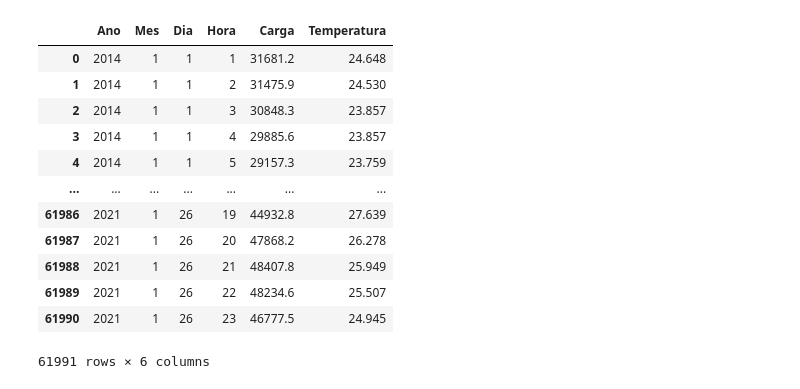
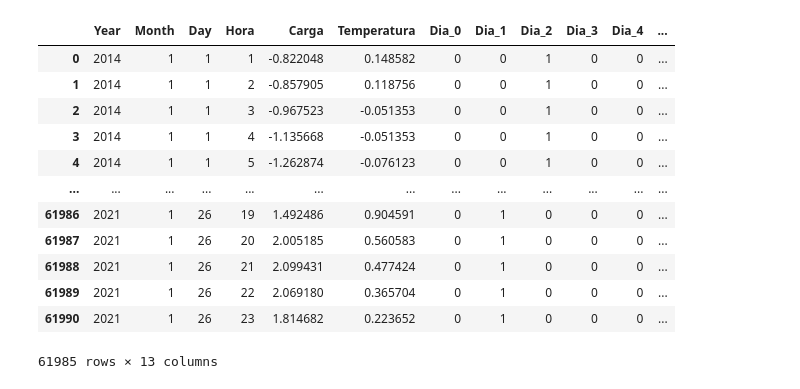
Before and after one commit to Abonvicine/ESTUDOS---Gerais, a Jupyter notebook: TG_Previsão_de_carga.ipynb, the cells around one changed output. Cells and saved outputs as stored; diff of their text form; code cells hidden in the pictures.

```diff
--- a/TG_Previsão_de_carga.ipynb
+++ b/TG_Previsão_de_carga.ipynb
@@ -36,21 +65,46 @@ baseDIR = "/content/drive/MyDrive/TG/DADOS SUDESTE"
 # %%
 historicoCarga = pd.read_csv(os.path.join(baseDIR,'SECO_2021-01-27_CARGAHIST.csv'),sep=";",decimal=",")
 historicoTemperatura = pd.read_csv(os.path.join(baseDIR,'SECO_2021-01-27_TEMPHIST.csv'),sep=";",decimal=",")
+# %%
+def basePreprocessing(carga,temperatura):
+    dataset = carga.merge(temperatura)
+    dataset = dataset.drop(["Min"], axis = 1 )
+    dataset = dataset.rename({'Ano': 'Year', 'Mes': 'Month',"Dia":"Day"}, axis=1)
+    dataset["Date"] = pd.to_datetime(dataset[["Year","Month","Day"]])
+    dataset["Weekday"] = dataset["Date"].dt.dayofweek
+
+    return dataset
+
+def baseNormalizer(dataset, normalizer, normalize_fit = True):
+
+    normalizadorCarga = normalizer
+    normalizadorTemp = normalizer
+
+    if normalize_fit:
+        dataset[["Carga"]] = normalizadorCarga.fit_transform(dataset[["Carga"]])
+        dataset[["Temperatura"]] = normalizadorTemp.fit_transform(dataset[["Temperatura"]])
+
+    dummies = pd.get_dummies(dataset["Weekday"],prefix="Dia")
+    dataset = dataset.join(dummies)
+    dataset = dataset.drop(["Date","Weekday"], axis = 1 )
+    dataset = dataset.dropna()
+
+    return dataset , normalizadorCarga, normalizadorTemp
 # %%
-historico = historicoCarga.merge(historicoTemperatura)
-historico = historico.drop(["Min"], axis = 1 )
+historico = basePreprocessing(historicoCarga,historicoTemperatura)
+historico, normalizadorCarga, normalizadorTemp = baseNormalizer(historico,StandardScaler())
 historico
 # %% [output]
-|  | Ano | Mes | Dia | Hora | Carga | Temperatura |
-| 0 | 2014 | 1 | 1 | 1 | 31681.2 | 24.648 |
-| 1 | 2014 | 1 | 1 | 2 | 31475.9 | 24.530 |
-| 2 | 2014 | 1 | 1 | 3 | 30848.3 | 23.857 |
-| 3 | 2014 | 1 | 1 | 4 | 29885.6 | 23.857 |
-| 4 | 2014 | 1 | 1 | 5 | 29157.3 | 23.759 |
-| ... | ... | ... | ... | ... | ... | ... |
-| 61986 | 2021 | 1 | 26 | 19 | 44932.8 | 27.639 |
-| 61987 | 2021 | 1 | 26 | 20 | 47868.2 | 26.278 |
-| 61988 | 2021 | 1 | 26 | 21 | 48407.8 | 25.949 |
-| 61989 | 2021 | 1 | 26 | 22 | 48234.6 | 25.507 |
-| 61990 | 2021 | 1 | 26 | 23 | 46777.5 | 24.945 |
+|  | Year | Month | Day | Hora | Carga | Temperatura | Dia_0 | Dia_1 | Dia_2 | Dia_3 | Dia_4 | ... |
+| 0 | 2014 | 1 | 1 | 1 | -0.822048 | 0.148582 | 0 | 0 | 1 | 0 | 0 | ... |
+| 1 | 2014 | 1 | 1 | 2 | -0.857905 | 0.118756 | 0 | 0 | 1 | 0 | 0 | ... |
+| 2 | 2014 | 1 | 1 | 3 | -0.967523 | -0.051353 | 0 | 0 | 1 | 0 | 0 | ... |
+| 3 | 2014 | 1 | 1 | 4 | -1.135668 | -0.051353 | 0 | 0 | 1 | 0 | 0 | ... |
+| 4 | 2014 | 1 | 1 | 5 | -1.262874 | -0.076123 | 0 | 0 | 1 | 0 | 0 | ... |
+| ... | ... | ... | ... | ... | ... | ... | ... | ... | ... | ... | ... | ... |
+| 61986 | 2021 | 1 | 26 | 19 | 1.492486 | 0.904591 | 0 | 1 | 0 | 0 | 0 | ... |
+| 61987 | 2021 | 1 | 26 | 20 | 2.005185 | 0.560583 | 0 | 1 | 0 | 0 | 0 | ... |
+| 61988 | 2021 | 1 | 26 | 21 | 2.099431 | 0.477424 | 0 | 1 | 0 | 0 | 0 | ... |
+| 61989 | 2021 | 1 | 26 | 22 | 2.069180 | 0.365704 | 0 | 1 | 0 | 0 | 0 | ... |
+| 61990 | 2021 | 1 | 26 | 23 | 1.814682 | 0.223652 | 0 | 1 | 0 | 0 | 0 | ... |
-61991 rows × 6 columns
+61985 rows × 13 columns
```
Also changed, not shown: parts of 24 cells of this notebook.
